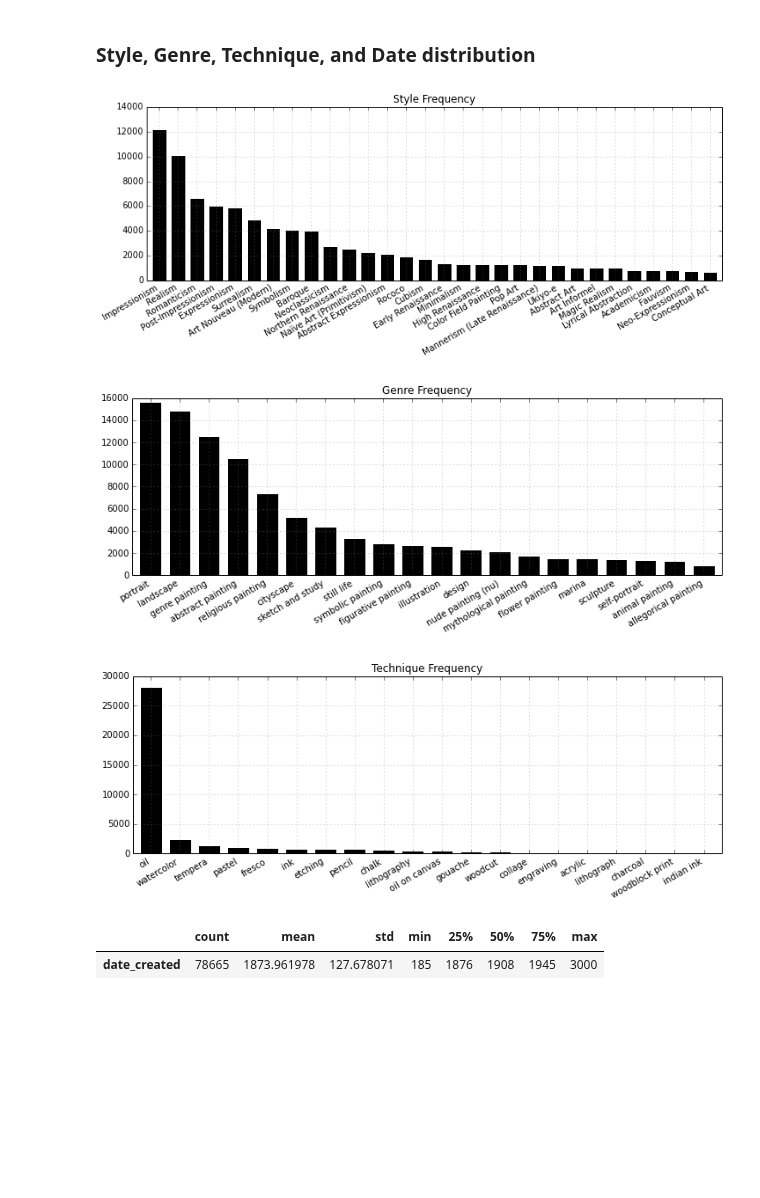
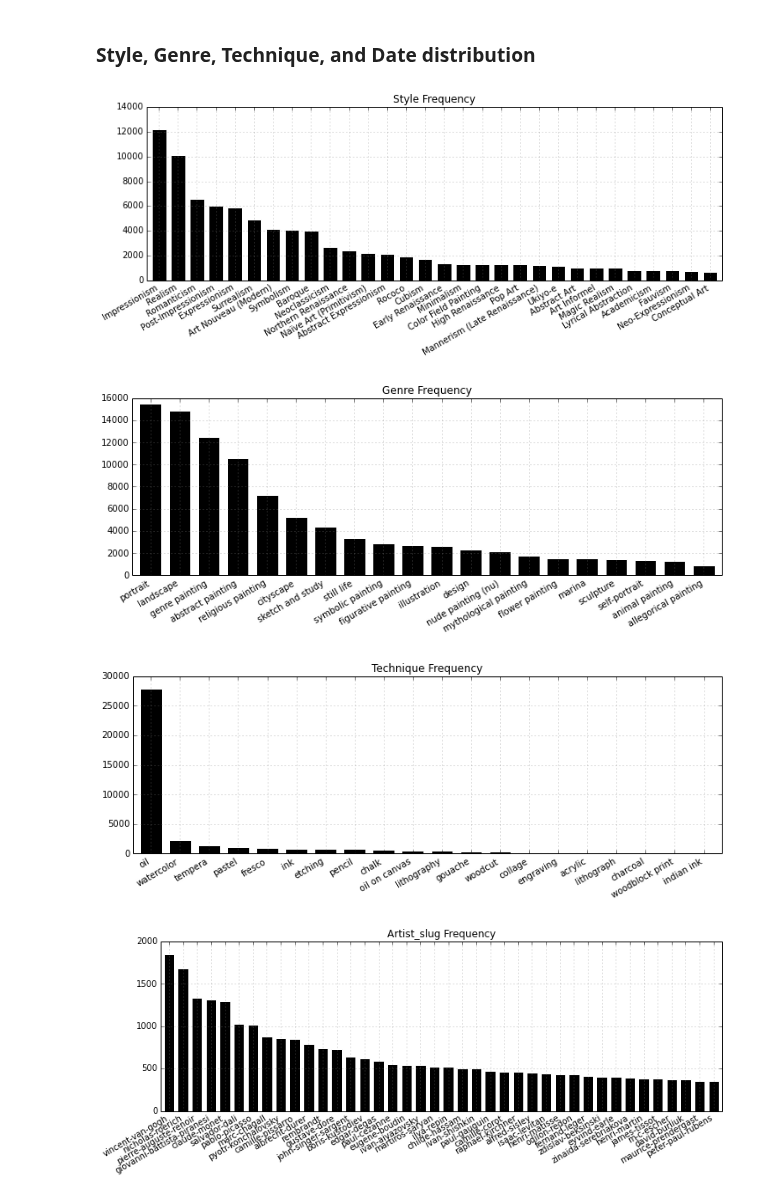
Before and after one commit to sergeyk/vislab, a Jupyter notebook: notebooks/wikipaintings.ipynb, the cells around one changed output. Drawn from its saved outputs; the diff is of its cells as text; code cells hidden in the pictures; blank space fills up the shorter version.

Commit message:
wikipaintings cleanup

```diff
--- a/notebooks/wikipaintings.ipynb
+++ b/notebooks/wikipaintings.ipynb
@@ -8,2 +11,2 @@ import vislab.backend.wikipaintings
 # %%
-df = vislab.backend.wikipaintings.get_basic_dataset()
+df = wikipaintings.get_basic_dataset()
@@ -43,29 +17,0 @@ dtypes: object(20)
-# %%
-# Drop artworks without an image.
-df = orig_df.dropna(subset=['image']).copy()
-
-# Rename some columns and add an index.
-df['image_url'] = df['image']
-df['date'] = df['dateCreated']
-df.index = pd.Index(df['image_id'], name='image_id')
-
-# Only take useful columns.
-columns_to_take = [
-    'image_id', 'artist_slug', 'artwork_slug', 'date',
-    'genre', 'style', 'technique', 'keywords', 'name',
-    'page_url', 'image_url'
-]
-df = df[columns_to_take]
-
-# Drop artworks with messed up image urls
-good_inds = []
-for ind, row in df.iterrows():
-    try:
-        str(row['image_url'])
-        good_inds.append(ind)
-    except:
-        pass
-df = df.ix[good_inds]
-df['image_url'] = df['image_url'].apply(lambda x: str(x))
-
-print df
@@ -109,0 +22,3 @@ print df['image_id'].shape
+# %%
+df_d = wikipaintings.get_detailed_dataset()
+df_d
@@ -110,25 +41,22 @@ print df['image_id'].shape
 # %% [markdown]
 ### Style, Genre, Technique, and Date distribution
 # %%
-def plot_prop_frequencies(prop, top_k=30):
+def plot_prop_frequencies(df, prop, top_k=30):
     frequencies = df.groupby(prop)['image_id'].nunique()
     frequencies.sort(ascending=False)
     fig = plt.figure(figsize=(12, 4))
     ax = frequencies.iloc[:top_k].plot(fig, kind='bar', title='{} Frequency'.format(prop.capitalize()))
     ax.set_xlabel('')
     fig.autofmt_xdate()
+    return fig
 # %%
-fig = plot_prop_frequencies('style', 30)
-fig = plot_prop_frequencies('genre', 20)
-fig = plot_prop_frequencies('technique', 20)
+fig = plot_prop_frequencies(df_d, 'style', 30)
+fig = plot_prop_frequencies(df_d, 'genre', 20)
+fig = plot_prop_frequencies(df_d, 'technique', 20)
+fig = plot_prop_frequencies(df_d, 'artist_slug', 40)
 # %% [output]
 [figure]
 [figure]
-[figure, old version]
+[figure, new version]
+[figure, added]
-# %%
-df['date_created'] = df['date'].dropna().apply(lambda x: int(re.search('(\d+)', x).groups()[0]))
-df.describe().T
-# %% [output]
-|  | count | mean | std | min | 25% | 50% | 75% | max |
-| date_created | 78665 | 1873.961978 | 127.678071 | 185 | 1876 | 1908 | 1945 | 3000 |
 # %%
```
Also changed, not shown: parts of 11 cells of this notebook, 6 other files.
